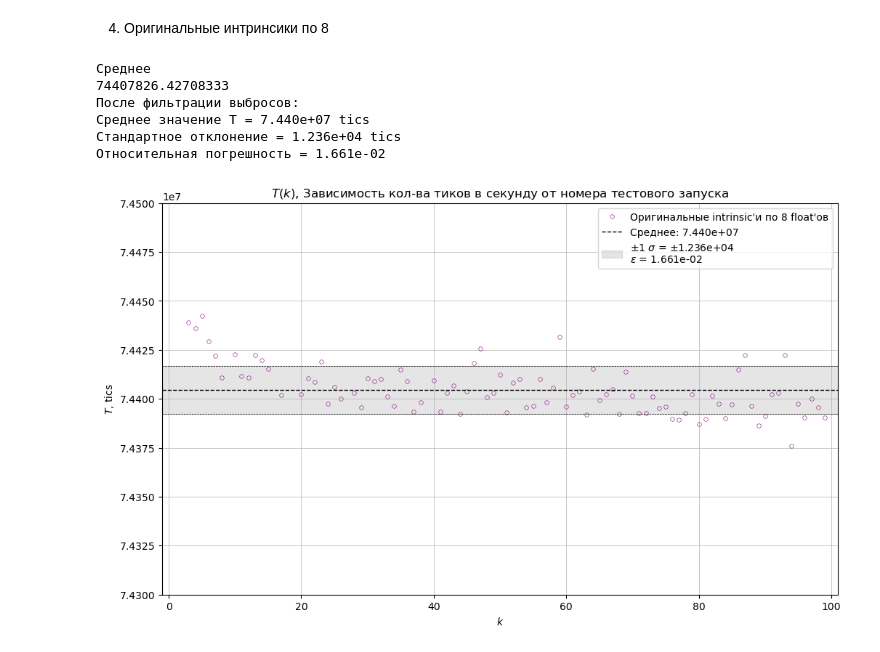
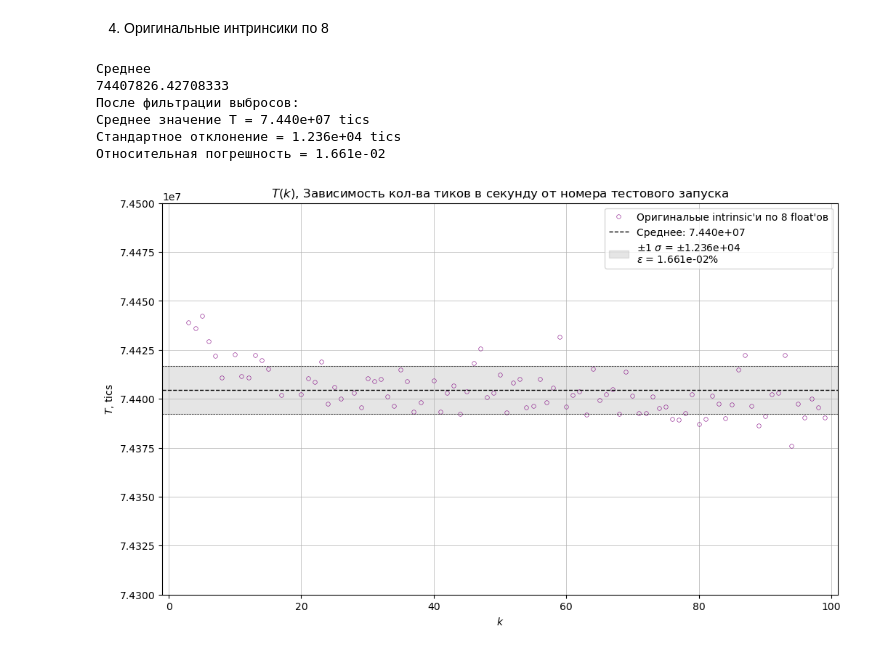
Before and after one commit to kand1bober/Mandelbrot, a Jupyter notebook: lab.ipynb, the cells around one changed output. Saved outputs shown, nothing was run; the diff lists cells and outputs as text; code cells hidden in the pictures.

```diff
--- a/lab.ipynb
+++ b/lab.ipynb
@@ -516,37 +543,39 @@ print(f"Относительная погрешность = { rel_y4_filtered:.3
 plot_4 = plt.figure(figsize=(12, 7))
 
 plt.plot(x4_filtered, y4_filtered, marker='o', markerfacecolor='none', markeredgecolor='purple', markeredgewidth=0.4, linestyle='', markersize=4,
-         label='Оригинальные intrinsic\'и по 8 float\'ов' )
+         label='Оригинальые intrinsic\'и по 8 float\'ов' )
 
 z_4 = np.polyfit(x4_filtered, y4_filtered, deg=1)
 polynom_4 = np.poly1d(z_4)
 #------------------------------------------------------
 
 plt.axhline(mean_y4_filtered, color='black', linestyle='--', linewidth=1,
             label=f'Среднее: {mean_y4_filtered:.3e}')
 plt.axhline(mean_y4_filtered + std_y4_filtered, color='black', linestyle='--', linewidth=0.5)
 plt.axhline(mean_y4_filtered - std_y4_filtered, color='black', linestyle='--', linewidth=0.5)
 
 plt.fill_between([-1,101],
                  mean_y4_filtered - std_y4_filtered,
                  mean_y4_filtered + std_y4_filtered,
                  color='gray', alpha=0.2,
                  label=f'±1 $\\sigma$ = ±{std_y4_filtered:.3e}\n'
-                 f'$\\epsilon$ = {rel_y4_filtered:.3e}')
+                 f'$\\epsilon$ = {rel_y4_filtered:.3e}%')
 
 plt.grid(True, linestyle='-', linewidth=0.5)
 plt.title("$T(k)$, Зависимость кол-ва тиков в секунду от номера тестового запуска")
 plt.ylabel("$T$, tics")
 plt.xlabel("$k$")
 plt.xlim(-1, 101)
 plt.ylim(7.43e7, 7.45e7)
+
 plt.legend()
+plt.savefig("graphs/4.png")
 plt.show()
 # %% [output]
 Среднее
 74407826.42708333
 После фильтрации выбросов:
 Среднее значение T = 7.440e+07 tics
 Стандартное отклонение = 1.236e+04 tics
 Относительная погрешность = 1.661e-02
-[figure, old version]
+[figure, new version]
```
Also changed, not shown: parts of 6 cells of this notebook, 16 other files.
